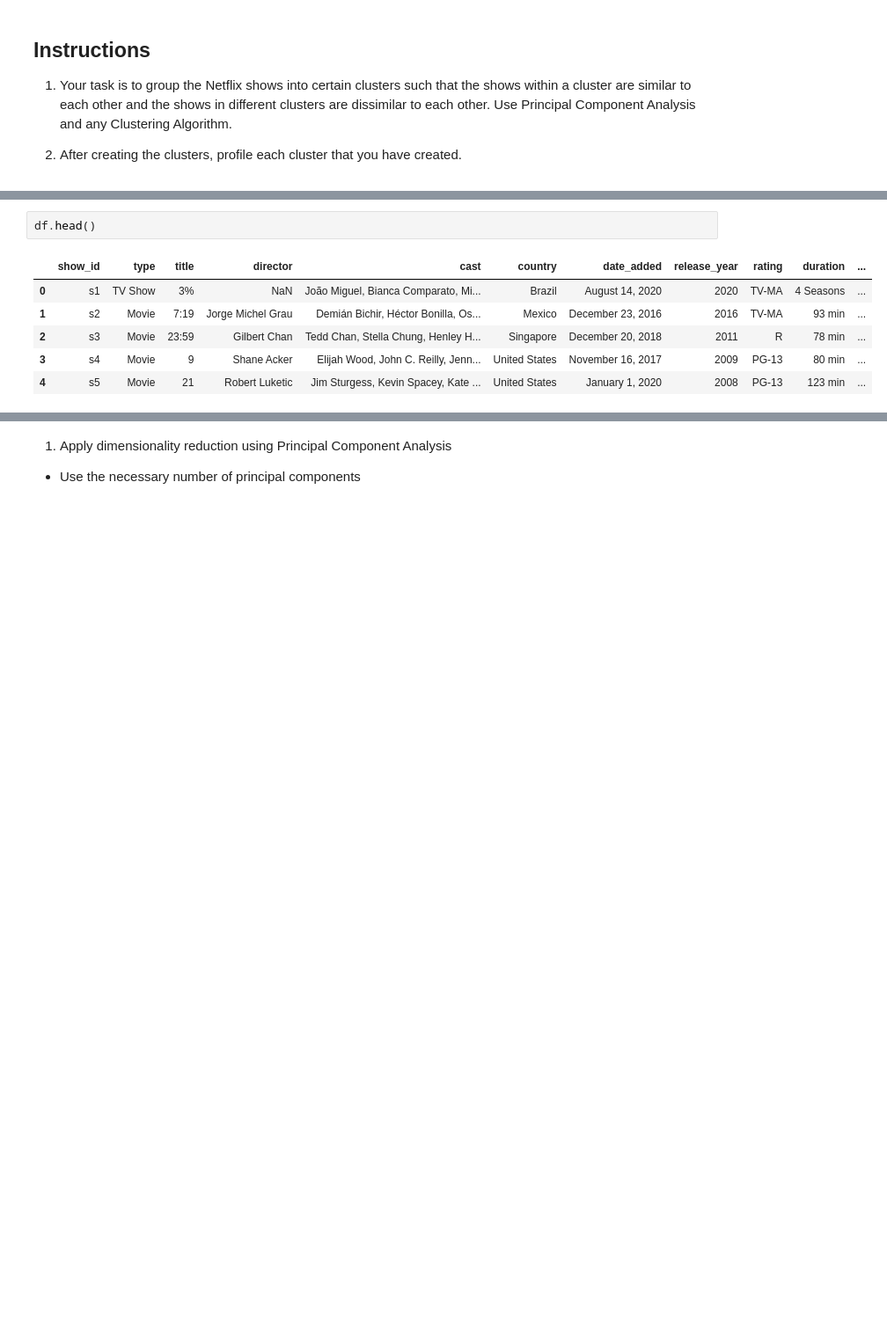
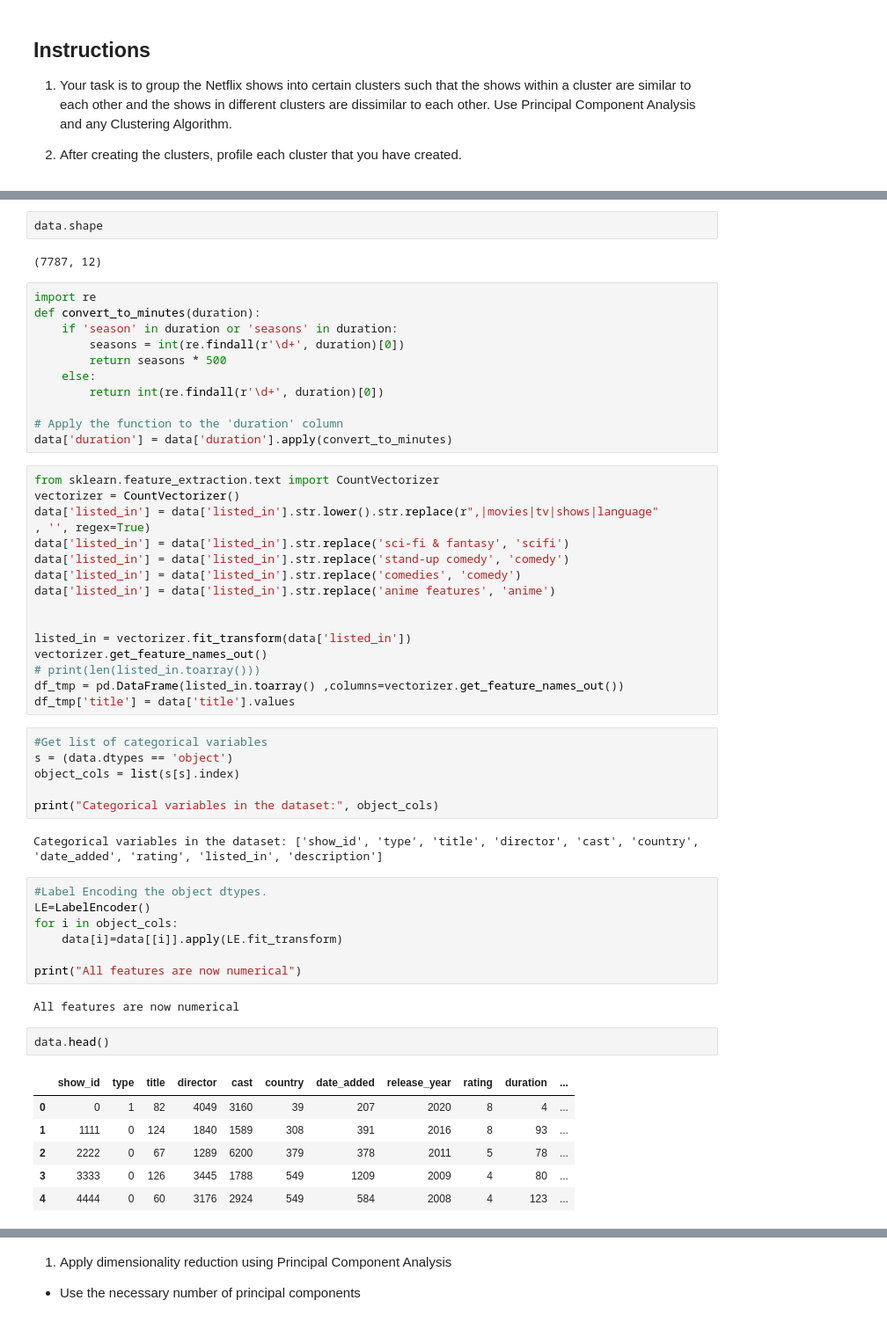
Before and after one commit to rachocr/CCADMACL_EXERCISES_COM222ML, a Jupyter notebook: Exercise6.ipynb, the cells around one changed output, grey strips where cells are left out. Shown at 88% size. Drawn from its saved outputs; the diff is of its cells as text; blank space fills up the shorter version.

```diff
--- a/Exercise6.ipynb
+++ b/Exercise6.ipynb
@@ -24,9 +27,57 @@ df = pd.read_csv("https://github.com/robitussin/CCADMACL_EXERCISES/blob/353cd847
+# %%
+data.shape
+# %% [output]
+(7787, 12)
+# %%
+import re
+def convert_to_minutes(duration):
+    if 'season' in duration or 'seasons' in duration:
+        seasons = int(re.findall(r'\d+', duration)[0])
+        return seasons * 500
+    else:
+        return int(re.findall(r'\d+', duration)[0])
+
+# Apply the function to the 'duration' column
+data['duration'] = data['duration'].apply(convert_to_minutes)
+# %%
+from sklearn.feature_extraction.text import CountVectorizer
+vectorizer = CountVectorizer()
+data['listed_in'] = data['listed_in'].str.lower().str.replace(r",|movies|tv|shows|language"
+, '', regex=True)
+data['listed_in'] = data['listed_in'].str.replace('sci-fi & fantasy', 'scifi')
+data['listed_in'] = data['listed_in'].str.replace('stand-up comedy', 'comedy')
+data['listed_in'] = data['listed_in'].str.replace('comedies', 'comedy')
+data['listed_in'] = data['listed_in'].str.replace('anime features', 'anime')
+
+
+listed_in = vectorizer.fit_transform(data['listed_in'])
+vectorizer.get_feature_names_out()
+# print(len(listed_in.toarray()))
+df_tmp = pd.DataFrame(listed_in.toarray() ,columns=vectorizer.get_feature_names_out())
+df_tmp['title'] = data['title'].values
+# %%
+#Get list of categorical variables
+s = (data.dtypes == 'object')
+object_cols = list(s[s].index)
+
+print("Categorical variables in the dataset:", object_cols)
+# %% [output]
+Categorical variables in the dataset: ['show_id', 'type', 'title', 'director', 'cast', 'country', 'date_added', 'rating', 'listed_in', 'description']
+# %%
+#Label Encoding the object dtypes.
+LE=LabelEncoder()
+for i in object_cols:
+    data[i]=data[[i]].apply(LE.fit_transform)
+
+print("All features are now numerical")
+# %% [output]
+All features are now numerical
 # %%
-df.head()
+data.head()
 # %% [output]
 |  | show_id | type | title | director | cast | country | date_added | release_year | rating | duration | ... |
-| 0 | s1 | TV Show | 3% | NaN | João Miguel, Bianca Comparato, Mi... | Brazil | August 14, 2020 | 2020 | TV-MA | 4 Seasons | ... |
-| 1 | s2 | Movie | 7:19 | Jorge Michel Grau | Demián Bichir, Héctor Bonilla, Os... | Mexico | December 23, 2016 | 2016 | TV-MA | 93 min | ... |
-| 2 | s3 | Movie | 23:59 | Gilbert Chan | Tedd Chan, Stella Chung, Henley H... | Singapore | December 20, 2018 | 2011 | R | 78 min | ... |
-| 3 | s4 | Movie | 9 | Shane Acker | Elijah Wood, John C. Reilly, Jenn... | United States | November 16, 2017 | 2009 | PG-13 | 80 min | ... |
-| 4 | s5 | Movie | 21 | Robert Luketic | Jim Sturgess, Kevin Spacey, Kate ... | United States | January 1, 2020 | 2008 | PG-13 | 123 min | ... |
+| 0 | 0 | 1 | 82 | 4049 | 3160 | 39 | 207 | 2020 | 8 | 4 | ... |
+| 1 | 1111 | 0 | 124 | 1840 | 1589 | 308 | 391 | 2016 | 8 | 93 | ... |
+| 2 | 2222 | 0 | 67 | 1289 | 6200 | 379 | 378 | 2011 | 5 | 78 | ... |
+| 3 | 3333 | 0 | 126 | 3445 | 1788 | 549 | 1209 | 2009 | 4 | 80 | ... |
+| 4 | 4444 | 0 | 60 | 3176 | 2924 | 549 | 584 | 2008 | 4 | 123 | ... |
```
Also changed, not shown: parts of 33 cells of this notebook.
